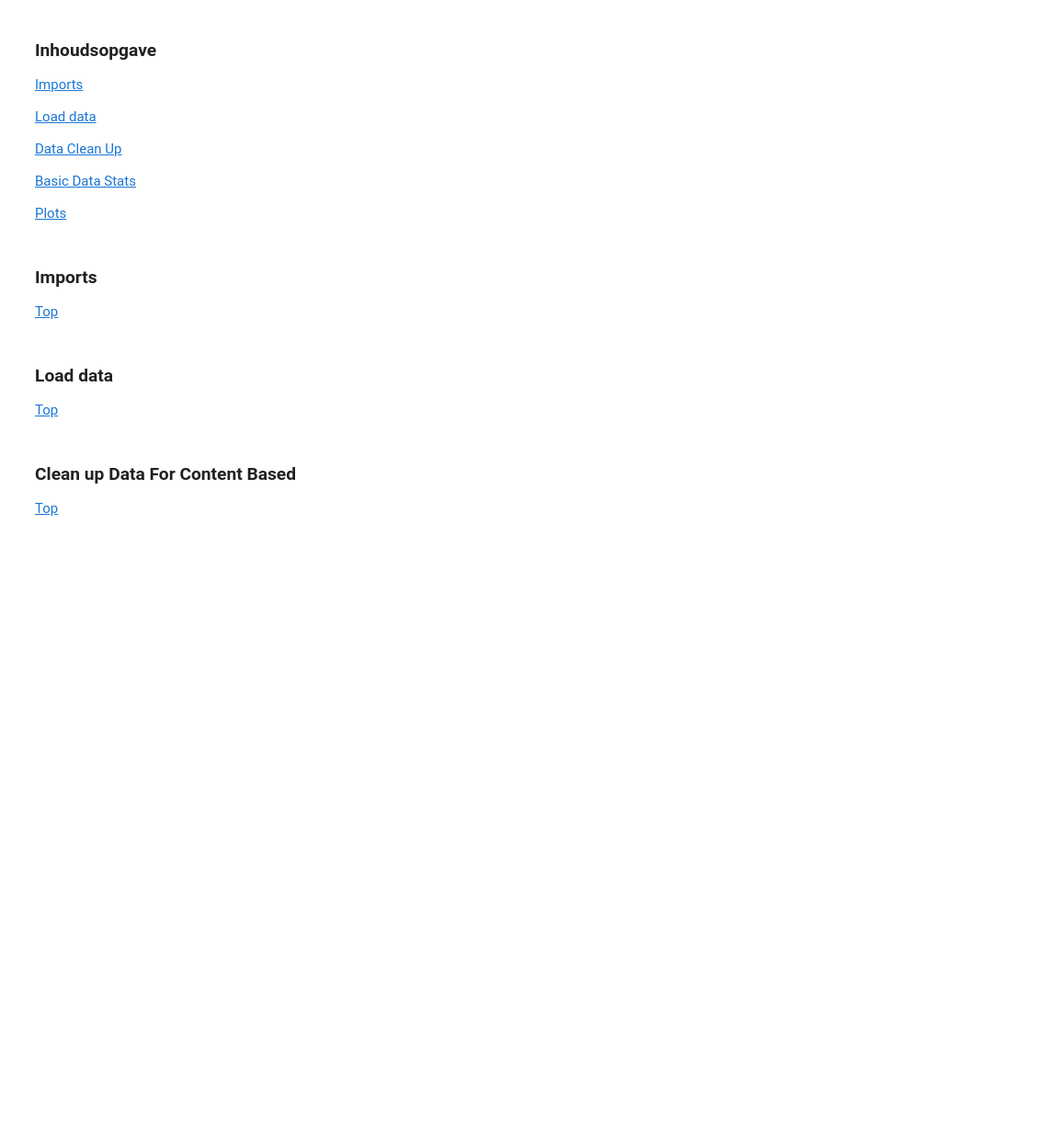
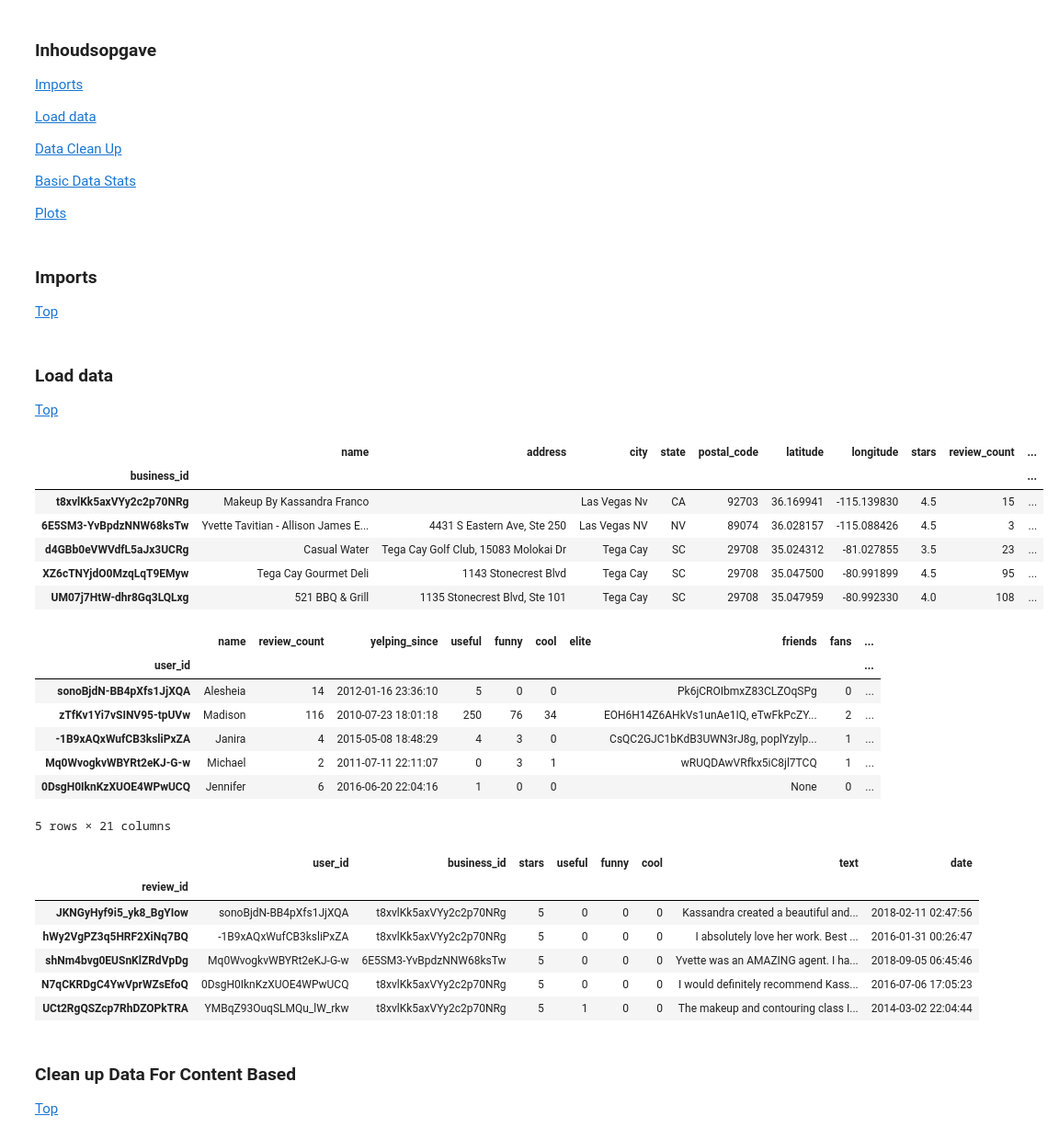
Before and after one commit to simonkreulen/CollectiveIntel, a Jupyter notebook: GroepsOpdracht_CI.ipynb, the cells around one changed output. Shown: that part at 92% size. Drawn from its saved outputs; the diff is of its cells as text; code cells hidden in the pictures; blank space fills up the shorter version.

```diff
--- a/GroepsOpdracht_CI.ipynb
+++ b/GroepsOpdracht_CI.ipynb
@@ -30,34 +30,57 @@ from collections import defaultdict
 [Top](#Top)
 # %%
 #rootdir = './yelp/data'
-rootdir = './yelp/yelp/data'
+rootdir = './yelp/data'
 
 df_business = pd.DataFrame()
 df_users = pd.DataFrame()
 df_reviews = pd.DataFrame()
 
 count = 0
 
 for subdir, dirs, files in os.walk(rootdir):
     if count == 200: #1078 is the total amount of cities
         break
 
     for file in files:
         if os.path.basename(file) == 'business.json':
             df_business = df_business.append(pd.read_json(os.path.join(subdir, file),lines=True))
         if os.path.basename(file) == 'user.json':
             df_users = df_users.append(pd.read_json(os.path.join(subdir, file),lines=True))
         if os.path.basename(file) == 'review.json':
             df_reviews = df_reviews.append(pd.read_json(os.path.join(subdir, file),lines=True))
     count += 1
 
 df_business = df_business.set_index('business_id')
 df_users = df_users.set_index('user_id')
 df_reviews = df_reviews.set_index('review_id')
 
 display(df_business.head())
 display(df_users.head())
 display(df_reviews.head())
+# %% [output]
+|  | name | address | city | state | postal_code | latitude | longitude | stars | review_count | ... |
+| business_id |  |  |  |  |  |  |  |  |  | ... |
+| t8xvlKk5axVYy2c2p70NRg | Makeup By Kassandra Franco |  | Las Vegas Nv | CA | 92703 | 36.169941 | -115.139830 | 4.5 | 15 | ... |
+| 6E5SM3-YvBpdzNNW68ksTw | Yvette Tavitian - Allison James E... | 4431 S Eastern Ave, Ste 250 | Las Vegas NV | NV | 89074 | 36.028157 | -115.088426 | 4.5 | 3 | ... |
+| d4GBb0eVWVdfL5aJx3UCRg | Casual Water | Tega Cay Golf Club, 15083 Molokai Dr | Tega Cay | SC | 29708 | 35.024312 | -81.027855 | 3.5 | 23 | ... |
+| XZ6cTNYjdO0MzqLqT9EMyw | Tega Cay Gourmet Deli | 1143 Stonecrest Blvd | Tega Cay | SC | 29708 | 35.047500 | -80.991899 | 4.5 | 95 | ... |
+| UM07j7HtW-dhr8Gq3LQLxg | 521 BBQ & Grill | 1135 Stonecrest Blvd, Ste 101 | Tega Cay | SC | 29708 | 35.047959 | -80.992330 | 4.0 | 108 | ... |
+|  | name | review_count | yelping_since | useful | funny | cool | elite | friends | fans | ... |
+| user_id |  |  |  |  |  |  |  |  |  | ... |
+| sonoBjdN-BB4pXfs1JjXQA | Alesheia | 14 | 2012-01-16 23:36:10 | 5 | 0 | 0 |  | Pk6jCROIbmxZ83CLZOqSPg | 0 | ... |
+| zTfKv1Yi7vSINV95-tpUVw | Madison | 116 | 2010-07-23 18:01:18 | 250 | 76 | 34 |  | EOH6H14Z6AHkVs1unAe1IQ, eTwFkPcZY... | 2 | ... |
+| -1B9xAQxWufCB3ksliPxZA | Janira | 4 | 2015-05-08 18:48:29 | 4 | 3 | 0 |  | CsQC2GJC1bKdB3UWN3rJ8g, poplYzylp... | 1 | ... |
+| Mq0WvogkvWBYRt2eKJ-G-w | Michael | 2 | 2011-07-11 22:11:07 | 0 | 3 | 1 |  | wRUQDAwVRfkx5iC8jl7TCQ | 1 | ... |
+| 0DsgH0IknKzXUOE4WPwUCQ | Jennifer | 6 | 2016-06-20 22:04:16 | 1 | 0 | 0 |  | None | 0 | ... |
+5 rows × 21 columns
+|  | user_id | business_id | stars | useful | funny | cool | text | date |
+| review_id |  |  |  |  |  |  |  |  |
+| JKNGyHyf9i5_yk8_BgYIow | sonoBjdN-BB4pXfs1JjXQA | t8xvlKk5axVYy2c2p70NRg | 5 | 0 | 0 | 0 | Kassandra created a beautiful and... | 2018-02-11 02:47:56 |
+| hWy2VgPZ3q5HRF2XiNq7BQ | -1B9xAQxWufCB3ksliPxZA | t8xvlKk5axVYy2c2p70NRg | 5 | 0 | 0 | 0 | I absolutely love her work. Best ... | 2016-01-31 00:26:47 |
+| shNm4bvg0EUSnKlZRdVpDg | Mq0WvogkvWBYRt2eKJ-G-w | 6E5SM3-YvBpdzNNW68ksTw | 5 | 0 | 0 | 0 | Yvette was an AMAZING agent. I ha... | 2018-09-05 06:45:46 |
+| N7qCKRDgC4YwVprWZsEfoQ | 0DsgH0IknKzXUOE4WPwUCQ | t8xvlKk5axVYy2c2p70NRg | 5 | 0 | 0 | 0 | I would definitely recommend Kass... | 2016-07-06 17:05:23 |
+| UCt2RgQSZcp7RhDZOPkTRA | YMBqZ93OuqSLMQu_lW_rkw | t8xvlKk5axVYy2c2p70NRg | 5 | 1 | 0 | 0 | The makeup and contouring class I... | 2014-03-02 22:04:44 |
 # %%
 df_business.to_pickle('./business_pickle.pkl')
 df_users.to_pickle('./users_pickle.pkl')
```
Also changed, not shown: parts of 7 cells of this notebook, 2 other files.
